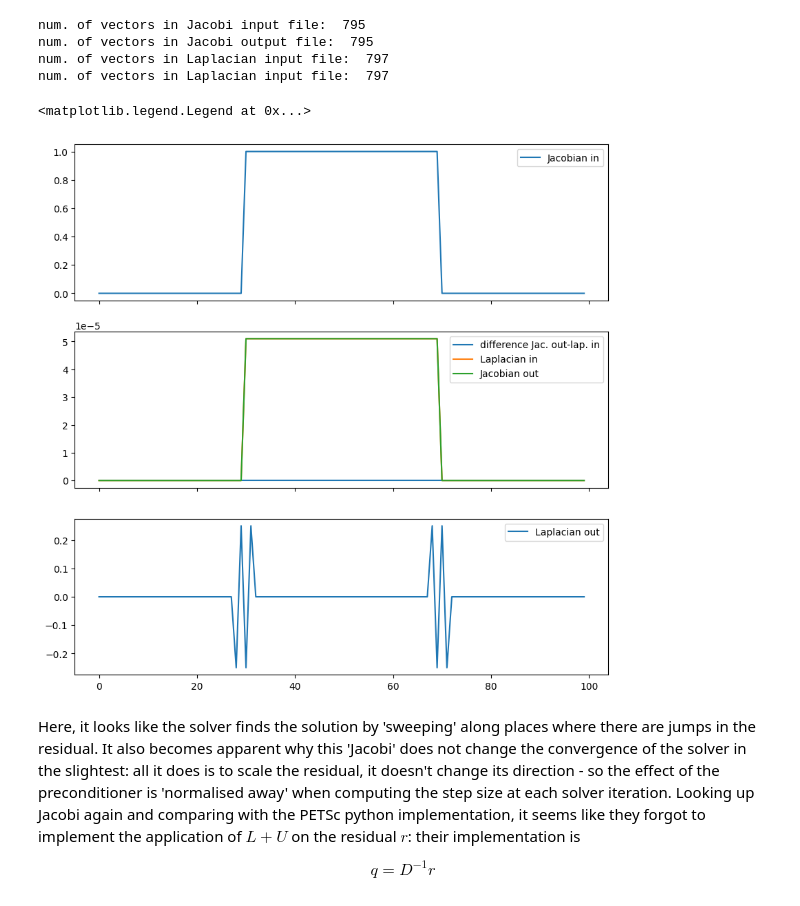
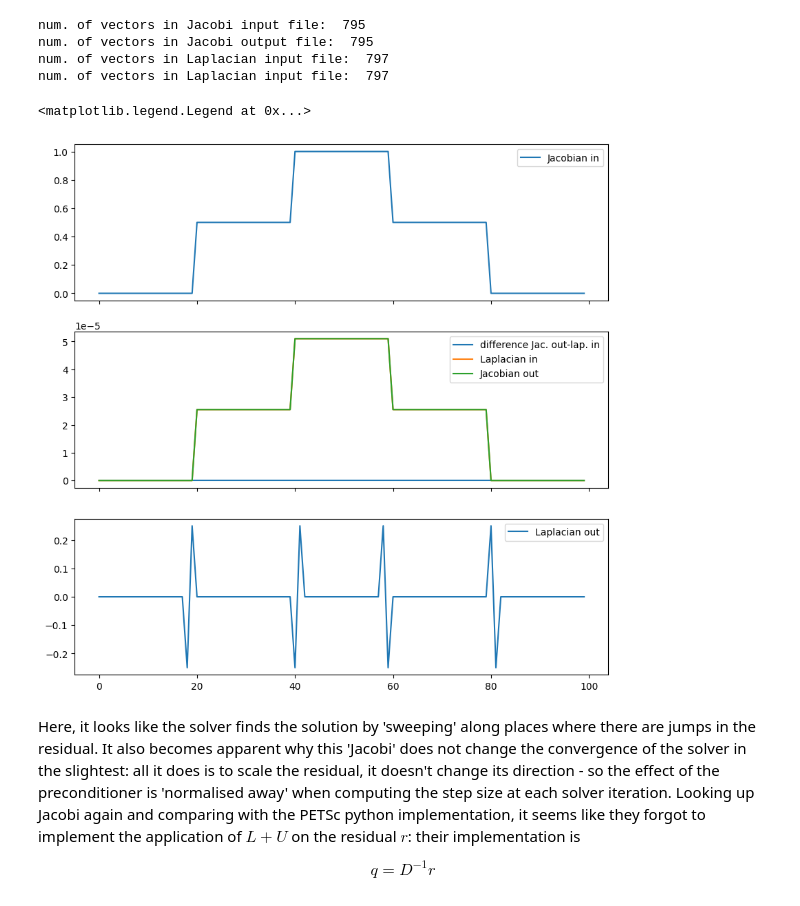
Before and after one commit to benni-bu/gusto, a Jupyter notebook: learning/testnb.ipynb, the cells around one changed output. Cells and saved outputs as stored; diff of their text form; code cells hidden in the pictures.

```diff
--- a/learning/testnb.ipynb
+++ b/learning/testnb.ipynb
@@ -352,21 +352,21 @@ num. of vectors in Jacobi output file:  795
 num. of vectors in Laplacian input file:  797
 num. of vectors in Laplacian input file:  797
 # %%
-it = 30
+it = 40
 fig, ax = plt.subplots(3,1, sharex = True, figsize = (10, 10))
 #somehow, we need to off-set the Laplacian data by two to get the input and output to match. So here laplacian is called another moot time?
 ax[1].plot(jac_outvecs[it] - lapl_jac_invecs[it+1], label = 'difference Jac. out-lap. in')
 ax[1].plot(lapl_jac_invecs[it+1], label = 'Laplacian in')
 ax[1].plot(jac_outvecs[it], label = 'Jacobian out')
 ax[1].legend()
 
 ax[0].plot(jac_invecs[it], label = 'Jacobian in')
 ax[2].plot(lapl_jac_outvecs[it+2], label = 'Laplacian out')
 ax[0].legend()
 ax[2].legend()
 # %% [output]
 <matplotlib.legend.Legend at 0x...>
-[figure, old version]
+[figure, new version]
 # %% [markdown]
 Here, it looks like the solver finds the solution by 'sweeping' along places where there are jumps in the residual. It also becomes apparent why this 'Jacobi' does not change the convergence of the solver in the slightest: all it does is to scale the residual, it doesn't change its direction - so the effect of the preconditioner is 'normalised away' when computing the step size at each solver iteration. Looking up Jacobi again and comparing with the PETSc python implementation, it seems like they forgot to implement the application of $L+U$ on the residual $r$: their implementation is
 
```
Also changed, not shown: parts of 24 cells of this notebook, 2 other files.
